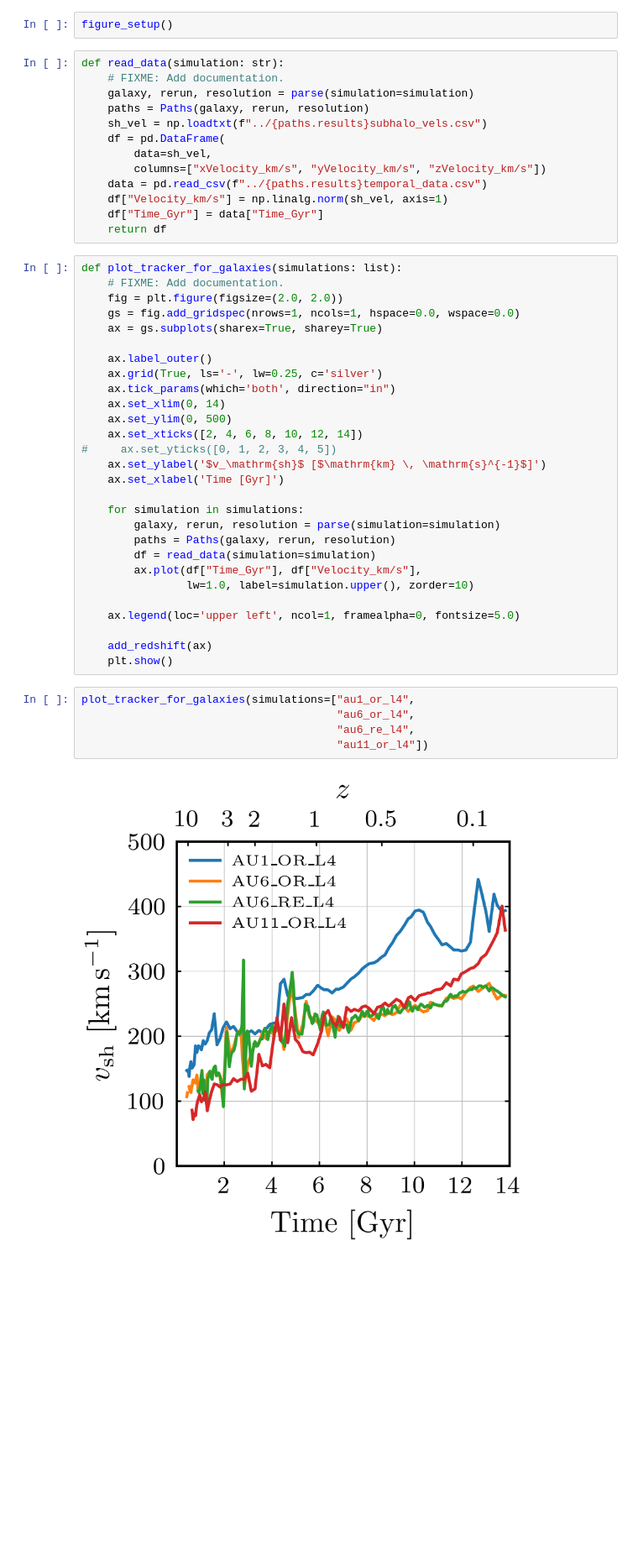
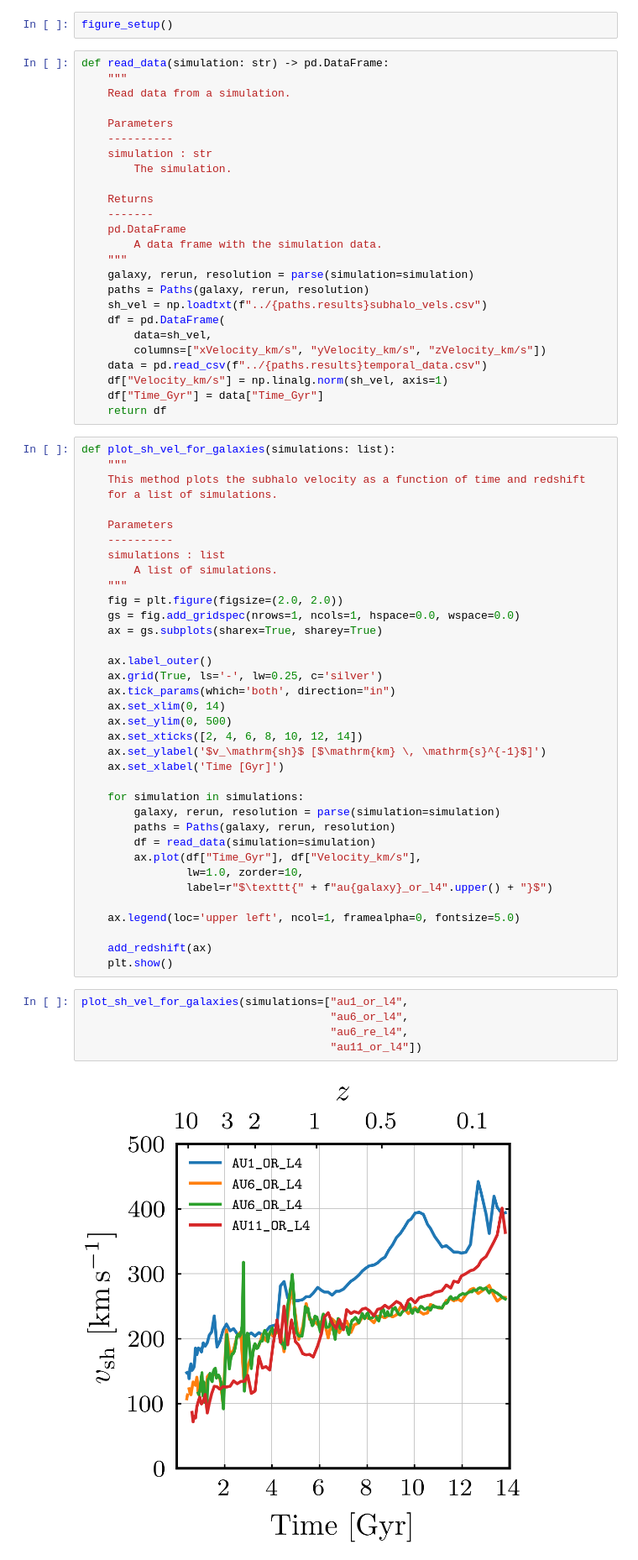
Before and after one commit to ffiza/auriga-metals, a Jupyter notebook: scripts/Subhalo Velocity.ipynb, the cells around one changed output. Shown at 84% size. Drawn from its saved outputs; the diff is of its cells as text; blank space fills up the shorter version.

```diff
--- a/scripts/Subhalo Velocity.ipynb
+++ b/scripts/Subhalo Velocity.ipynb
@@ -10,8 +10,20 @@ from auriga.parser import parse
 # %%
 figure_setup()
 # %%
-def read_data(simulation: str):
-    # FIXME: Add documentation.
+def read_data(simulation: str) -> pd.DataFrame:
+    """
+    Read data from a simulation.
+
+    Parameters
+    ----------
+    simulation : str
+        The simulation.
+
+    Returns
+    -------
+    pd.DataFrame
+        A data frame with the simulation data.
+    """
     galaxy, rerun, resolution = parse(simulation=simulation)
     paths = Paths(galaxy, rerun, resolution)
     sh_vel = np.loadtxt(f"../{paths.results}subhalo_vels.csv")
@@ -23,8 +35,16 @@ def read_data(simulation: str):
     df["Time_Gyr"] = data["Time_Gyr"]
     return df
 # %%
-def plot_tracker_for_galaxies(simulations: list):
-    # FIXME: Add documentation.
+def plot_sh_vel_for_galaxies(simulations: list):
+    """
+    This method plots the subhalo velocity as a function of time and redshift
+    for a list of simulations.
+
+    Parameters
+    ----------
+    simulations : list
+        A list of simulations.
+    """
     fig = plt.figure(figsize=(2.0, 2.0))
     gs = fig.add_gridspec(nrows=1, ncols=1, hspace=0.0, wspace=0.0)
     ax = gs.subplots(sharex=True, sharey=True)
@@ -35,7 +55,6 @@ def plot_tracker_for_galaxies(simulations: list):
     ax.set_xlim(0, 14)
     ax.set_ylim(0, 500)
     ax.set_xticks([2, 4, 6, 8, 10, 12, 14])
-#     ax.set_yticks([0, 1, 2, 3, 4, 5])
     ax.set_ylabel('$v_\mathrm{sh}$ [$\mathrm{km} \, \mathrm{s}^{-1}$]')
     ax.set_xlabel('Time [Gyr]')
 
@@ -44,16 +63,17 @@ def plot_tracker_for_galaxies(simulations: list):
         paths = Paths(galaxy, rerun, resolution)
         df = read_data(simulation=simulation)
         ax.plot(df["Time_Gyr"], df["Velocity_km/s"],
-                lw=1.0, label=simulation.upper(), zorder=10)
+                lw=1.0, zorder=10,
+                label=r"$\texttt{" + f"au{galaxy}_or_l4".upper() + "}$")
 
     ax.legend(loc='upper left', ncol=1, framealpha=0, fontsize=5.0)
 
     add_redshift(ax)
     plt.show()
 # %%
-plot_tracker_for_galaxies(simulations=["au1_or_l4",
-                                       "au6_or_l4",
-                                       "au6_re_l4",
-                                       "au11_or_l4"])
+plot_sh_vel_for_galaxies(simulations=["au1_or_l4",
+                                      "au6_or_l4",
+                                      "au6_re_l4",
+                                      "au11_or_l4"])
 # %% [output]
-[figure, old version]
+[figure, new version]
```
Also changed, not shown: 6 other files.
